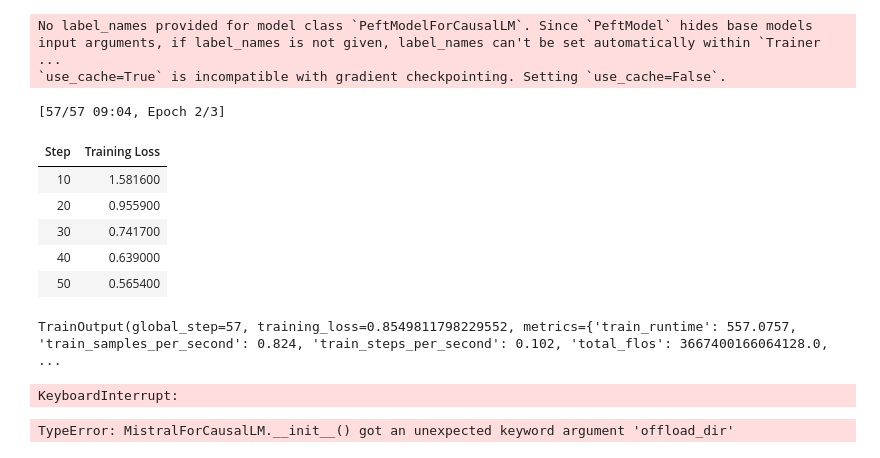
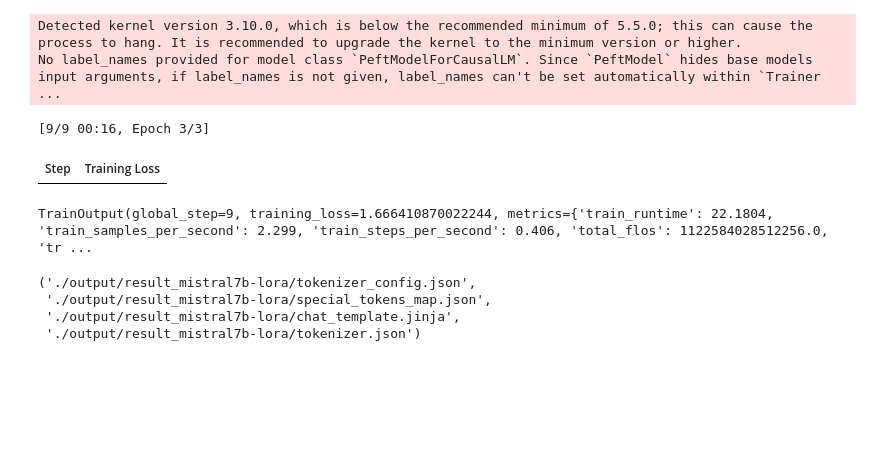
Before and after one commit to 0506ppm/SDGsLLM, a Jupyter notebook: LLM_Fine_Tune.ipynb, the cells around one changed output. Saved outputs shown, nothing was run; the diff lists cells and outputs as text; code cells hidden in the pictures; blank space fills up the shorter version.

Commit message:
update .gitignore and LLM_Fine_Tune.ipynb

```diff
--- a/LLM_Fine_Tune.ipynb
+++ b/LLM_Fine_Tune.ipynb
@@ -21,27 +80,24 @@ Drive already mounted at /content/drive; to attempt to forcibly remount, call dr
+# %%
+cases = []
+cases += read_txts_from_folder(os.path.join(base_path, "sustainable_cases_txt"), label="初級做法")
+cases += read_txts_from_folder(os.path.join(base_path, "sustainable_cases_txt"), label="進階做法")
+cases += read_txts_from_folder(os.path.join(base_path, "sustainable_cases_txt"), label="領先做法")
+
+reports = read_txts_from_folder(os.path.join(base_path, "sustainable_reports_txt"))
+law = read_txts_from_folder(os.path.join(base_path, "law_criteria_txt"), label="法規標準")
+
+# 自訂比例：永續報告書占比最大
+dataset_all = reports * 4 + cases * 2 + law  # 可依需求調整比例
+dataset = Dataset.from_list(dataset_all)
+dataset = dataset.train_test_split(test_size=0.1)
 # %%
-
-# === Step 2: 模型與 tokenizer（改為 mistral） ===
-from transformers import AutoTokenizer, AutoModelForCausalLM, BitsAndBytesConfig
-from peft import LoraConfig, get_peft_model, prepare_model_for_kbit_training
-import torch
-
-from huggingface_hub import login
-login(token="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")
-
+# ===== Step 2: 模型與 tokenizer =====
 model_name = "mistralai/Mistral-7B-Instruct-v0.2"
-
-bnb_config = BitsAndBytesConfig(
-    load_in_4bit=True,
-    bnb_4bit_use_double_quant=True,
-    bnb_4bit_quant_type="nf4",
-    bnb_4bit_compute_dtype=torch.bfloat16
-)
+bnb_config = None
 
 tokenizer = AutoTokenizer.from_pretrained(model_name)
 model = AutoModelForCausalLM.from_pretrained(
     model_name,
-    quantization_config=bnb_config,
+    torch_dtype=torch.float16,   # ✅ 使用 FP16 模式
     device_map="auto"
 )
-
-model = prepare_model_for_kbit_training(model)
@@ -120,63 +150,44 @@ train_dataset = TextDataset(train_encodings)
 test_dataset = TextDataset(test_encodings)
 
 # ✅ 訓練設定
-output_dir = "/content/drive/MyDrive/企業永續報告書LLM/fine-tuned-models/mistral7b-lora"
+output_dir = "./output/result_mistral7b-lora"
 training_args = TrainingArguments(
     output_dir=output_dir,
     per_device_train_batch_size=2,
     gradient_accumulation_steps=4,
     num_train_epochs=3,
     logging_steps=10,
     save_strategy="epoch",
     learning_rate=2e-4,
     fp16=True,
     report_to="none"
 )
 
 # ✅ 自動遮蔽 token
 data_collator = DataCollatorForLanguageModeling(tokenizer=tokenizer, mlm=False)
 
 # ✅ 建立 Trainer
 trainer = Trainer(
     model=model,
     args=training_args,
     train_dataset=train_dataset,
     eval_dataset=test_dataset,
     data_collator=data_collator
 )
 
 trainer.train()
 # %% [output]
+Detected kernel version 3.10.0, which is below the recommended minimum of 5.5.0; this can cause the process to hang. It is recommended to upgrade the kernel to the minimum version or higher.
 No label_names provided for model class `PeftModelForCausalLM`. Since `PeftModel` hides base models input arguments, if label_names is not given, label_names can't be set automatically within `Trainer ...
-`use_cache=True` is incompatible with gradient checkpointing. Setting `use_cache=False`.
-[57/57 09:04, Epoch 2/3]
+[9/9 00:16, Epoch 3/3]
 | Step | Training Loss |
-| 10 | 1.581600 |
-| 20 | 0.955900 |
-| 30 | 0.741700 |
-| 40 | 0.639000 |
-| 50 | 0.565400 |
-TrainOutput(global_step=57, training_loss=0.8549811798229552, metrics={'train_runtime': 557.0757, 'train_samples_per_second': 0.824, 'train_steps_per_second': 0.102, 'total_flos': 3667400166064128.0,  ...
+TrainOutput(global_step=9, training_loss=1.666410870022244, metrics={'train_runtime': 22.1804, 'train_samples_per_second': 2.299, 'train_steps_per_second': 0.406, 'total_flos': 1122584028512256.0, 'tr ...
 # %%
 # ✅ 儲存 fine-tuned 模型與 tokenizer
 model.save_pretrained(output_dir)
 tokenizer.save_pretrained(output_dir)
 # %% [output]
-KeyboardInterrupt:
+('./output/result_mistral7b-lora/tokenizer_config.json',
+ './output/result_mistral7b-lora/special_tokens_map.json',
+ './output/result_mistral7b-lora/chat_template.jinja',
+ './output/result_mistral7b-lora/tokenizer.json')
-# %%
-# ✅ 推論測試
-from transformers import AutoModelForCausalLM, AutoTokenizer, pipeline
-
-model = AutoModelForCausalLM.from_pretrained(
-    output_dir,
-    device_map="auto",
-    offload_folder="/content/offload"
-)
-tokenizer = AutoTokenizer.from_pretrained(output_dir)
-
-pipe = pipeline("text-generation", model=model, tokenizer=tokenizer, device=0)
-
-prompt = "請根據以下問題給出正確答案：\n問題：台泥的減碳策略包含哪些關鍵措施？"
-print(pipe(prompt, max_new_tokens=100)[0]['generated_text'])
-# %% [output]
-TypeError: MistralForCausalLM.__init__() got an unexpected keyword argument 'offload_dir'
```
Also changed, not shown: parts of 14 cells of this notebook, 1 other file.
